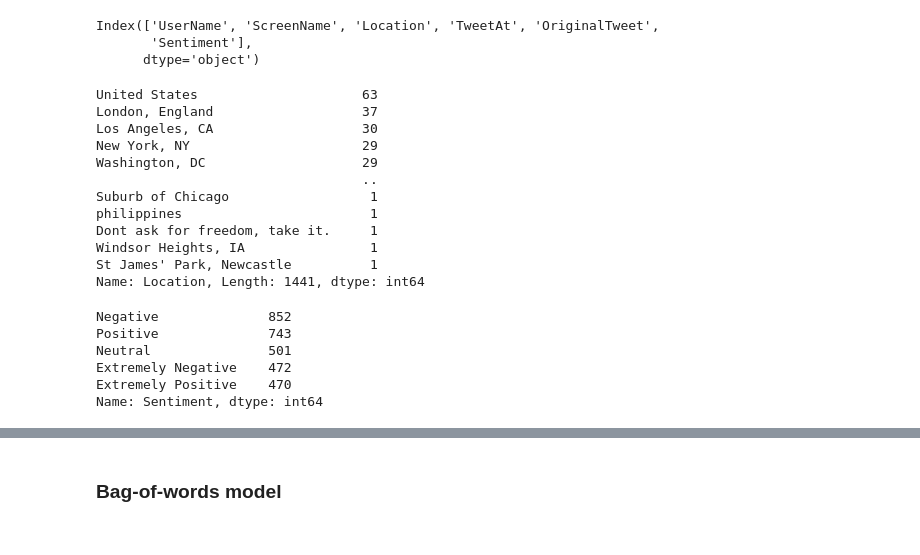
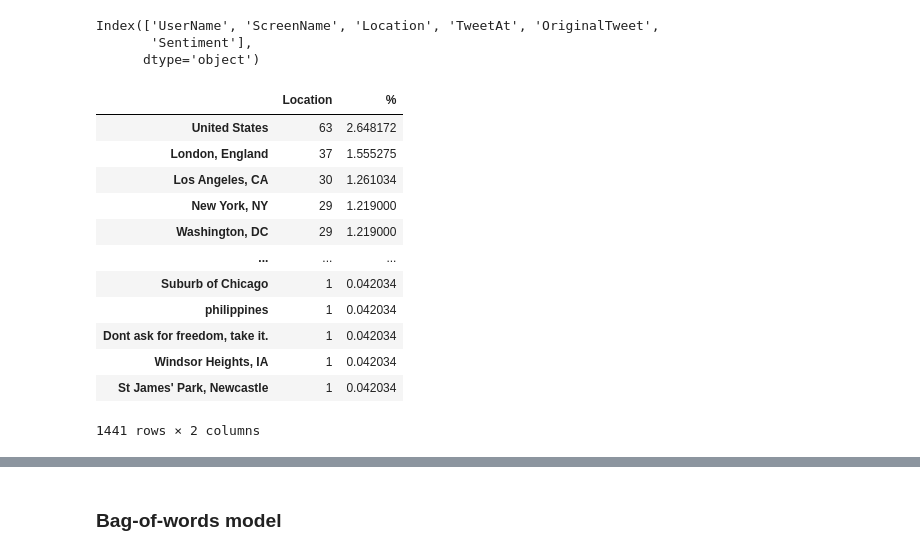
Before and after one commit to UBC-CS/cpsc330-2023s, a Jupyter notebook: lectures/13_feature-engineering-selection.ipynb, the cells around one changed output, grey strips where cells are left out. Saved outputs shown, nothing was run; the diff lists cells and outputs as text; code cells hidden in the pictures.

```diff
--- a/lectures/13_feature-engineering-selection.ipynb
+++ b/lectures/13_feature-engineering-selection.ipynb
@@ -144,30 +148,22 @@ train_df.columns
 Index(['UserName', 'ScreenName', 'Location', 'TweetAt', 'OriginalTweet',
        'Sentiment'],
       dtype='object')
-# %%
-train_df['Location'].value_counts()
-# %% [output]
-United States                     63
-London, England                   37
-Los Angeles, CA                   30
-New York, NY                      29
-Washington, DC                    29
-                                  ..
-Suburb of Chicago                  1
-philippines                        1
-Dont ask for freedom, take it.     1
-Windsor Heights, IA                1
-St James' Park, Newcastle          1
-Name: Location, Length: 1441, dtype: int64
+# %%
+train_df['Location'].value_counts().to_frame().join(train_df['Location'].value_counts(normalize=True).rename('%')*100)
+# %% [output]
+|  | Location | % |
+| United States | 63 | 2.648172 |
+| London, England | 37 | 1.555275 |
+| Los Angeles, CA | 30 | 1.261034 |
+| New York, NY | 29 | 1.219000 |
+| Washington, DC | 29 | 1.219000 |
+| ... | ... | ... |
+| Suburb of Chicago | 1 | 0.042034 |
+| philippines | 1 | 0.042034 |
+| Dont ask for freedom, take it. | 1 | 0.042034 |
+| Windsor Heights, IA | 1 | 0.042034 |
+| St James' Park, Newcastle | 1 | 0.042034 |
+1441 rows × 2 columns
 # %%
 X_train, y_train = train_df[['OriginalTweet', 'Location']], train_df['Sentiment']
 X_test, y_test = test_df[['OriginalTweet', 'Location']], test_df['Sentiment']
-# %%
-y_train.value_counts()
-# %% [output]
-Negative              852
-Positive              743
-Neutral               501
-Extremely Negative    472
-Extremely Positive    470
-Name: Sentiment, dtype: int64
```
Also changed, not shown: parts of 29 cells of this notebook.
